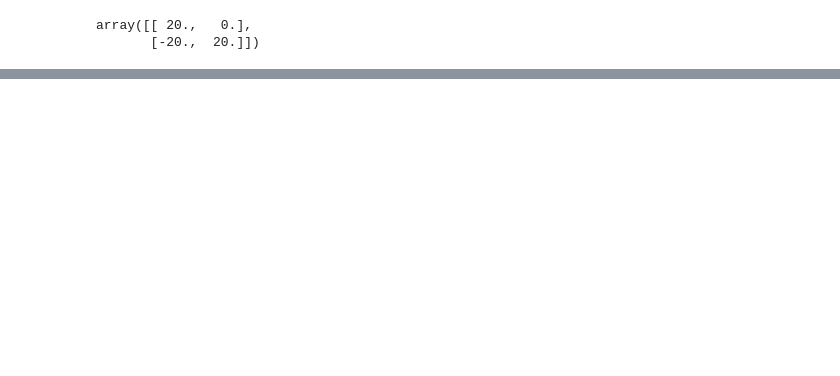
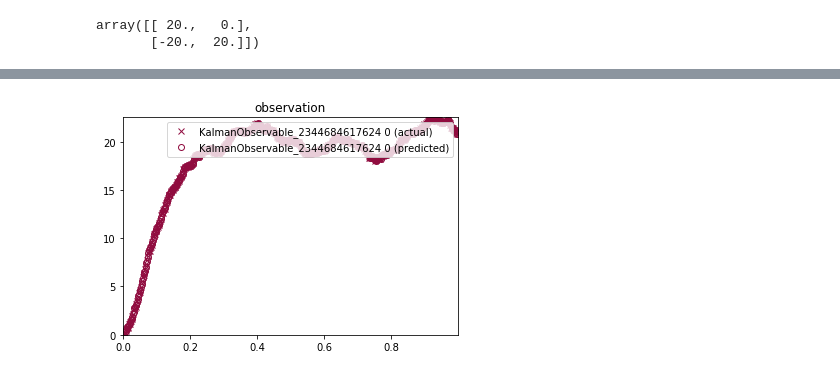
Before and after one commit to thalesians/tsa, a Jupyter notebook: src/jupyter/python/multiscaleou.ipynb, the cells around one changed output, grey strips where cells are left out. Saved outputs shown, nothing was run; the diff lists cells and outputs as text; code cells hidden in the pictures; blank space fills up the shorter version.

```diff
--- a/src/jupyter/python/multiscaleou.ipynb
+++ b/src/jupyter/python/multiscaleou.ipynb
@@ -107,0 +68,5 @@ True
+# %%
+op = visual.ObsPlot();
+op.process_run_df(run_df[1:])
+# %% [output]
+[figure, added]
```
Also changed, not shown: parts of 25 cells of this notebook, 1 other file.
